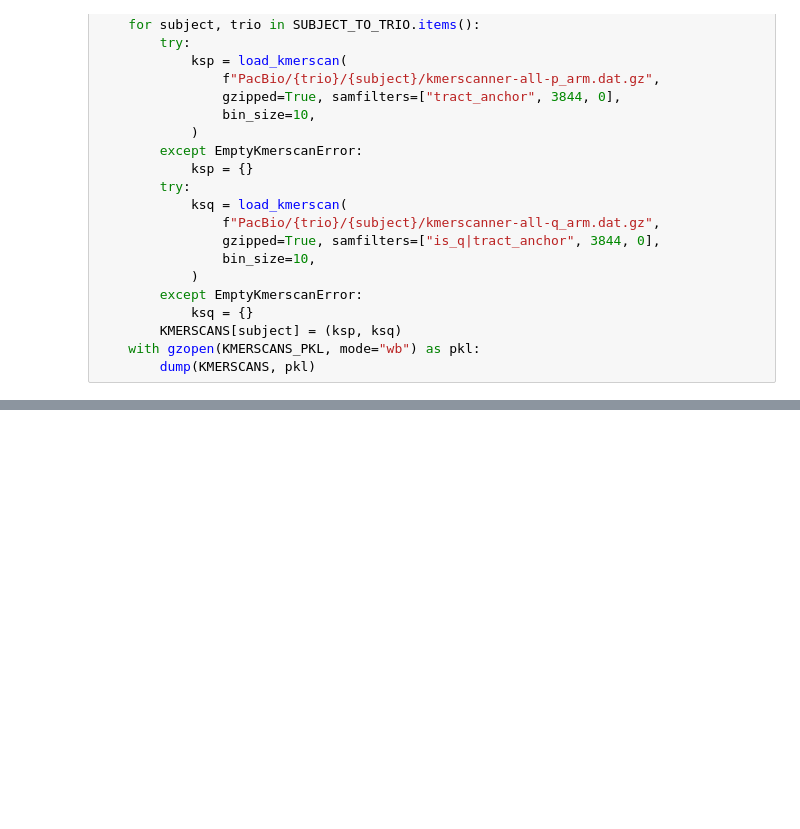
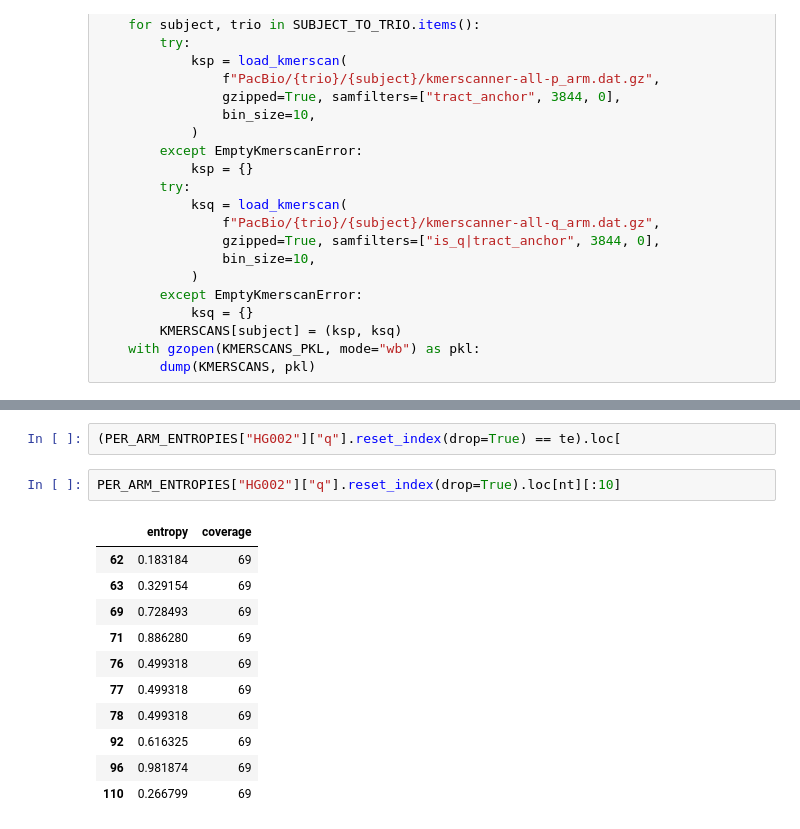
Before and after one commit to LankyCyril/edgecase, a Jupyter notebook: publications/methods-paper/jupyter/Figure-3-entropy.ipynb, the cells around one changed output, grey strips where cells are left out. Drawn from its saved outputs; the diff is of its cells as text; blank space fills up the shorter version.

```diff
--- a/publications/methods-paper/jupyter/Figure-3-entropy.ipynb
+++ b/publications/methods-paper/jupyter/Figure-3-entropy.ipynb
@@ -138,0 +183,16 @@ figure.savefig("Figure 3, entropy.pdf", bbox_inches="tight")
+# %%
+(PER_ARM_ENTROPIES["HG002"]["q"].reset_index(drop=True) == te).loc[
+# %%
+PER_ARM_ENTROPIES["HG002"]["q"].reset_index(drop=True).loc[nt][:10]
+# %% [output]
+|  | entropy | coverage |
+| 62 | 0.183184 | 69 |
+| 63 | 0.329154 | 69 |
+| 69 | 0.728493 | 69 |
+| 71 | 0.886280 | 69 |
+| 76 | 0.499318 | 69 |
+| 77 | 0.499318 | 69 |
+| 78 | 0.499318 | 69 |
+| 92 | 0.616325 | 69 |
+| 96 | 0.981874 | 69 |
+| 110 | 0.266799 | 69 |
```
Also changed, not shown: parts of 15 cells of this notebook, 2 other files.
